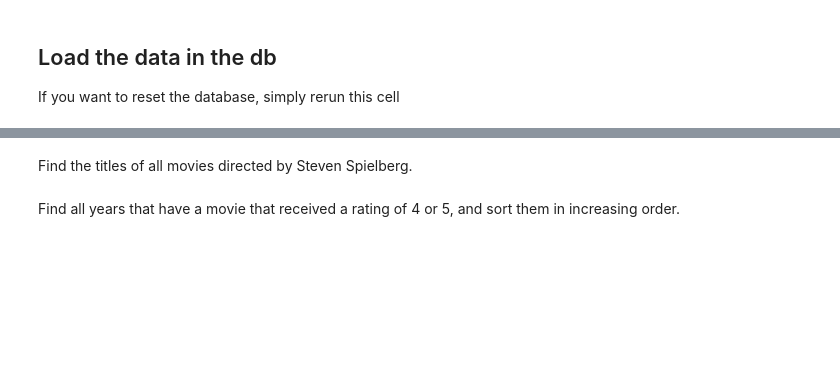
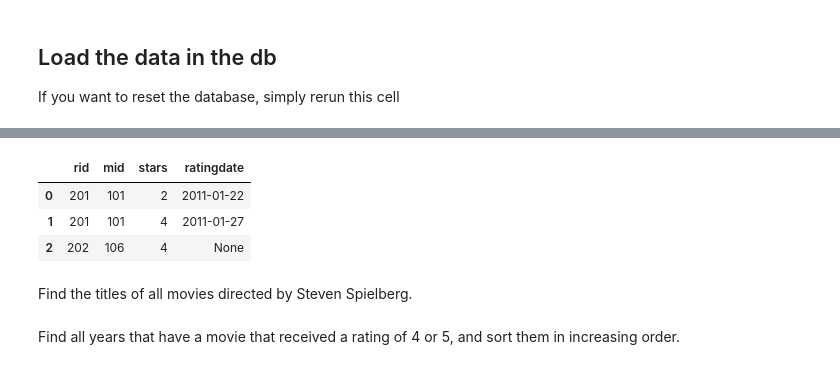
Before and after one commit to ArkadyWey/faculty_ds, a Jupyter notebook: SQL/SQL Workshop Exercises - with answers.ipynb, the cells around one changed output, grey strips where cells are left out. Drawn from its saved outputs; the diff is of its cells as text; code cells hidden in the pictures; blank space fills up the shorter version.

```diff
--- a/SQL/SQL Workshop Exercises - with answers.ipynb
+++ b/SQL/SQL Workshop Exercises - with answers.ipynb
@@ -35,11 +39,19 @@ con.execute(open("social.sql").read())
 # %%
 q = """
-SELECT *
-FROM Rating
-limit 3
+SELECT
+    *
+FROM
+    Rating
+LIMIT
+    3
 """
 df = pd.read_sql(q, con)
 df
+# %% [output]
+|  | rid | mid | stars | ratingdate |
+| 0 | 201 | 101 | 2 | 2011-01-22 |
+| 1 | 201 | 101 | 4 | 2011-01-27 |
+| 2 | 202 | 106 | 4 | None |
 # %% [markdown]
 Find the titles of all movies directed by Steven Spielberg.
 # %%
```
Also changed, not shown: parts of 5 cells of this notebook, 2 other files.
